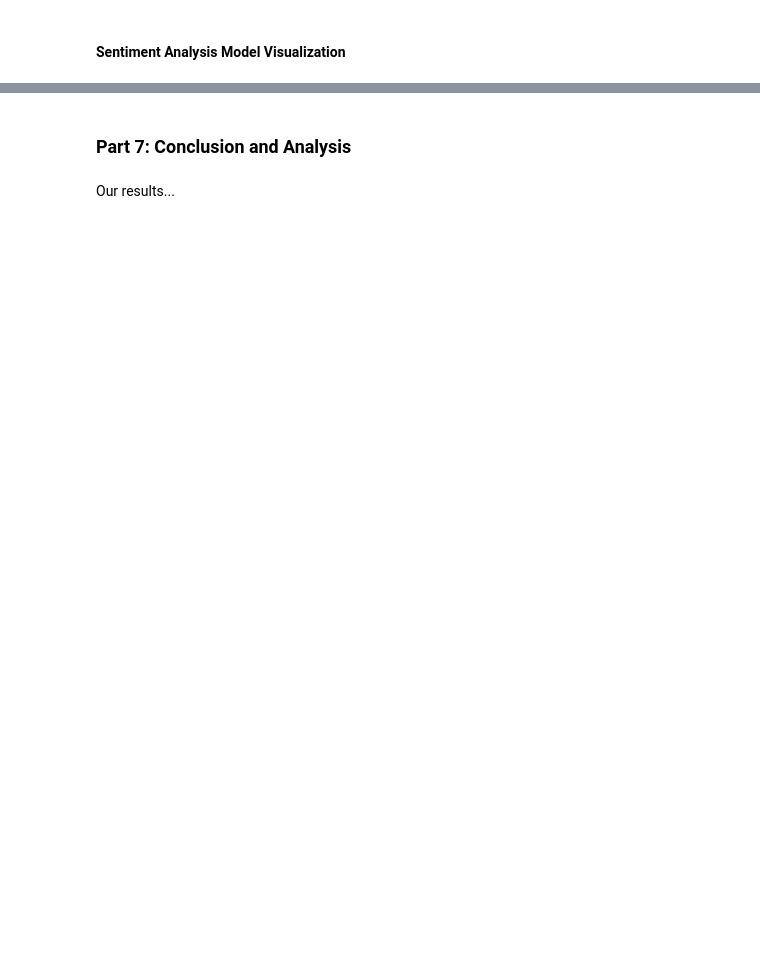
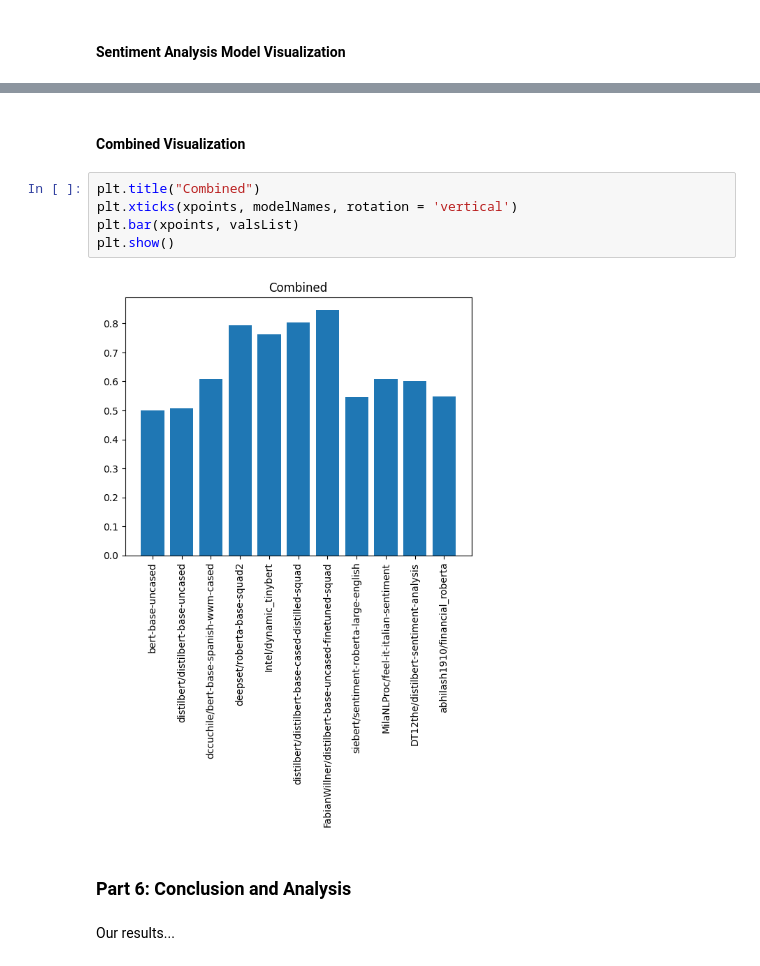
Before and after one commit to braphael99/NLPGroup5, a Jupyter notebook: ProjectCodeRevision.ipynb, the cells around one changed output, grey strips where cells are left out. Cells and saved outputs as stored; diff of their text form; blank space fills up the shorter version.

```diff
--- a/ProjectCodeRevision.ipynb
+++ b/ProjectCodeRevision.ipynb
@@ -184,4 +278,13 @@ In this section we will be graphing based on model type and dataset.
+# %% [markdown]
+#### Combined Visualization
+# %%
+plt.title("Combined")
+plt.xticks(xpoints, modelNames, rotation = 'vertical')
+plt.bar(xpoints, valsList)
+plt.show()
+# %% [output]
+[figure, added]
 # %% [markdown]
-### Part 7: Conclusion and Analysis
+### Part 6: Conclusion and Analysis
 # %% [markdown]
 Our results...
```
Also changed, not shown: parts of 23 cells of this notebook.
